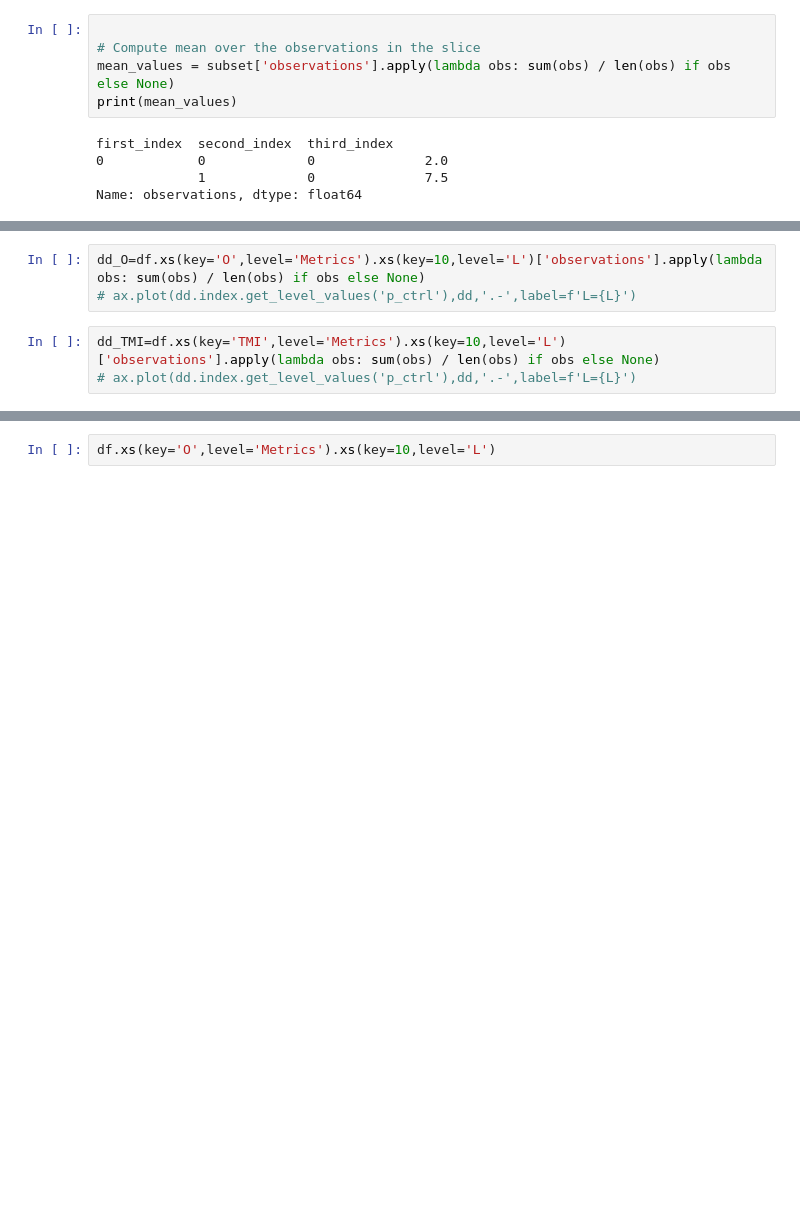
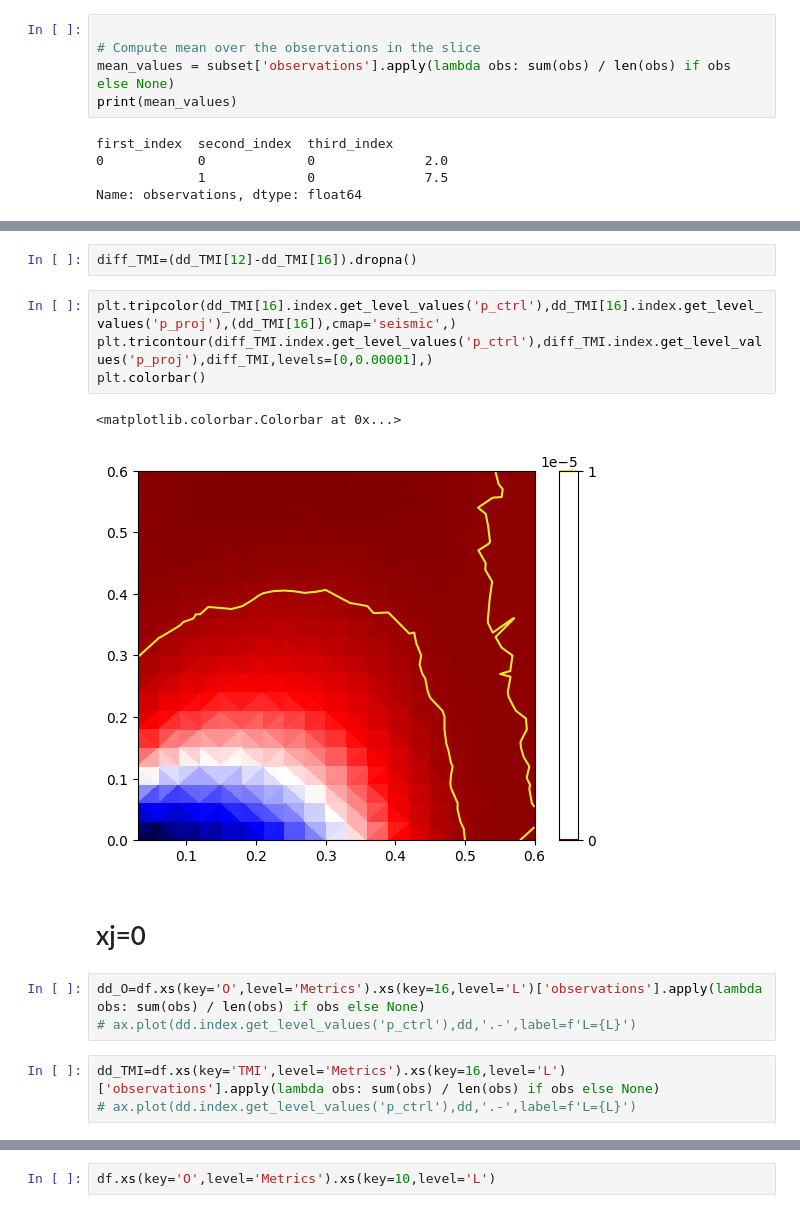
Before and after one commit to hainingpan/control_transition, a Jupyter notebook: combine.ipynb, the cells around one changed output, grey strips where cells are left out. Cells and saved outputs as stored; diff of their text form; blank space fills up the shorter version.

```diff
--- a/combine.ipynb
+++ b/combine.ipynb
@@ -304,8 +271,19 @@ Name: observations, dtype: float64
+# %%
+diff_TMI=(dd_TMI[12]-dd_TMI[16]).dropna()
+# %%
+plt.tripcolor(dd_TMI[16].index.get_level_values('p_ctrl'),dd_TMI[16].index.get_level_values('p_proj'),(dd_TMI[16]),cmap='seismic',)
+plt.tricontour(diff_TMI.index.get_level_values('p_ctrl'),diff_TMI.index.get_level_values('p_proj'),diff_TMI,levels=[0,0.00001],)
+plt.colorbar()
+# %% [output]
+<matplotlib.colorbar.Colorbar at 0x...>
+[figure, added]
+# %% [markdown]
+# xj=0
 # %%
-dd_O=df.xs(key='O',level='Metrics').xs(key=10,level='L')['observations'].apply(lambda obs: sum(obs) / len(obs) if obs else None)
+dd_O=df.xs(key='O',level='Metrics').xs(key=16,level='L')['observations'].apply(lambda obs: sum(obs) / len(obs) if obs else None)
 # ax.plot(dd.index.get_level_values('p_ctrl'),dd,'.-',label=f'L={L}')
 # %%
-dd_TMI=df.xs(key='TMI',level='Metrics').xs(key=10,level='L')['observations'].apply(lambda obs: sum(obs) / len(obs) if obs else None)
+dd_TMI=df.xs(key='TMI',level='Metrics').xs(key=16,level='L')['observations'].apply(lambda obs: sum(obs) / len(obs) if obs else None)
 # ax.plot(dd.index.get_level_values('p_ctrl'),dd,'.-',label=f'L={L}')
 # %%
 plt.tripcolor(dd_O.index.get_level_values('p_ctrl'),dd_O.index.get_level_values('p_proj'),dd_O)
```
Also changed, not shown: parts of 32 cells of this notebook.
